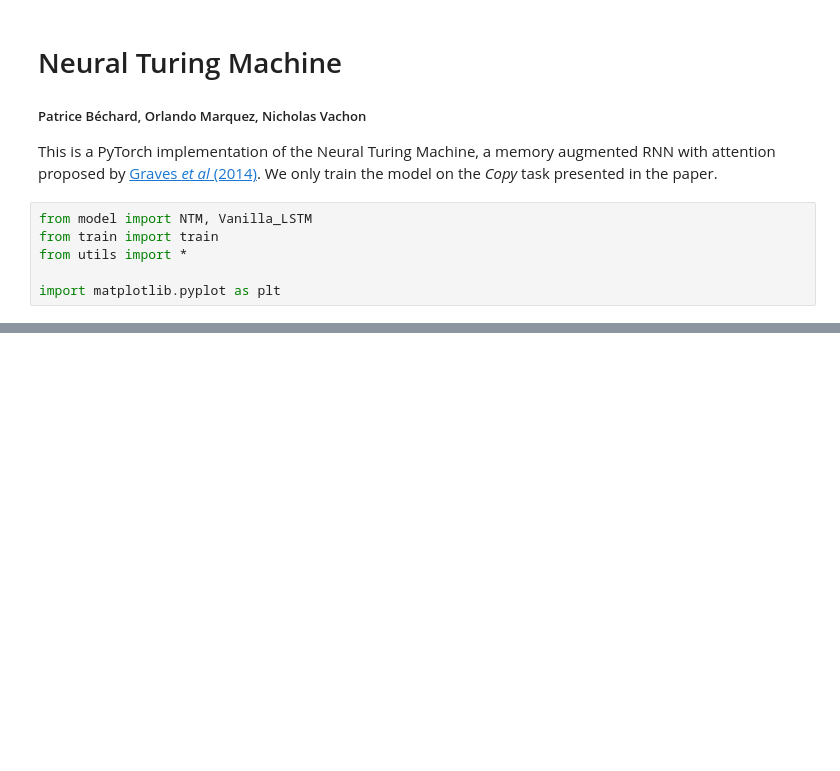
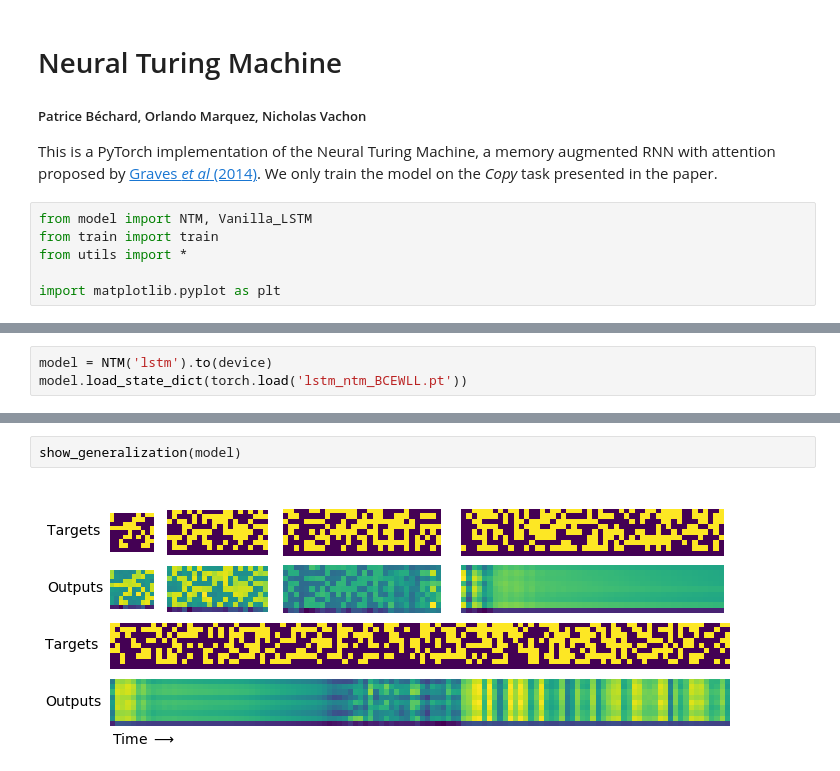
Before and after one commit to patricebechard/neural_turing_machine, a Jupyter notebook: NTM.ipynb, the cells around one changed output, grey strips where cells are left out. Drawn from its saved outputs; the diff is of its cells as text; blank space fills up the shorter version.

```diff
--- a/NTM.ipynb
+++ b/NTM.ipynb
@@ -20 +64,4 @@ import matplotlib.pyplot as plt
+# %%
+model = NTM('lstm').to(device)
+model.load_state_dict(torch.load('lstm_ntm_BCEWLL.pt'))
 # %% [markdown]
@@ -33,0 +94,4 @@ lstm = Vanilla_LSTM().to(device)
+# %%
+show_generalization(model)
+# %% [output]
+[figure, added]
```
Also changed, not shown: parts of 15 cells of this notebook, 24 other files.
